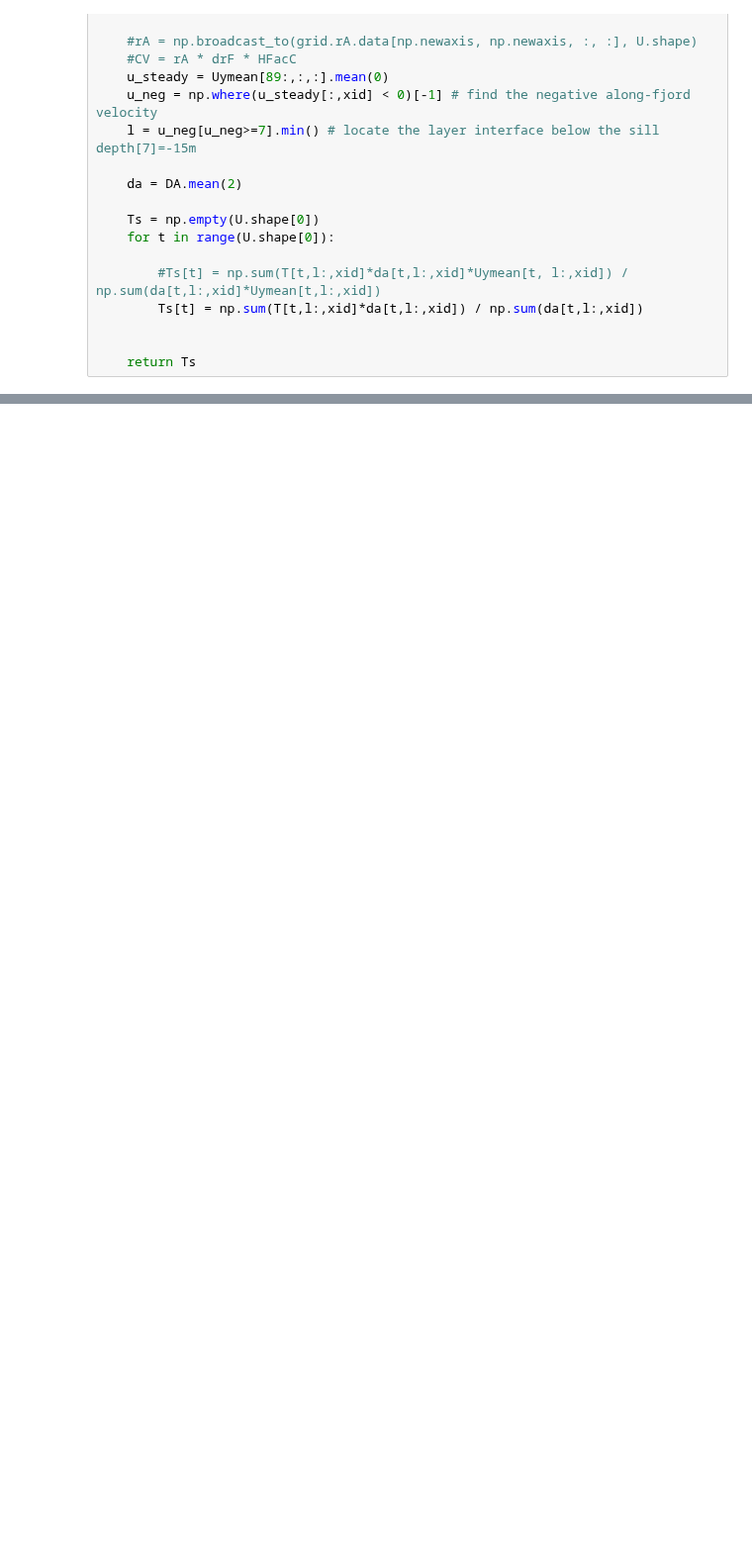
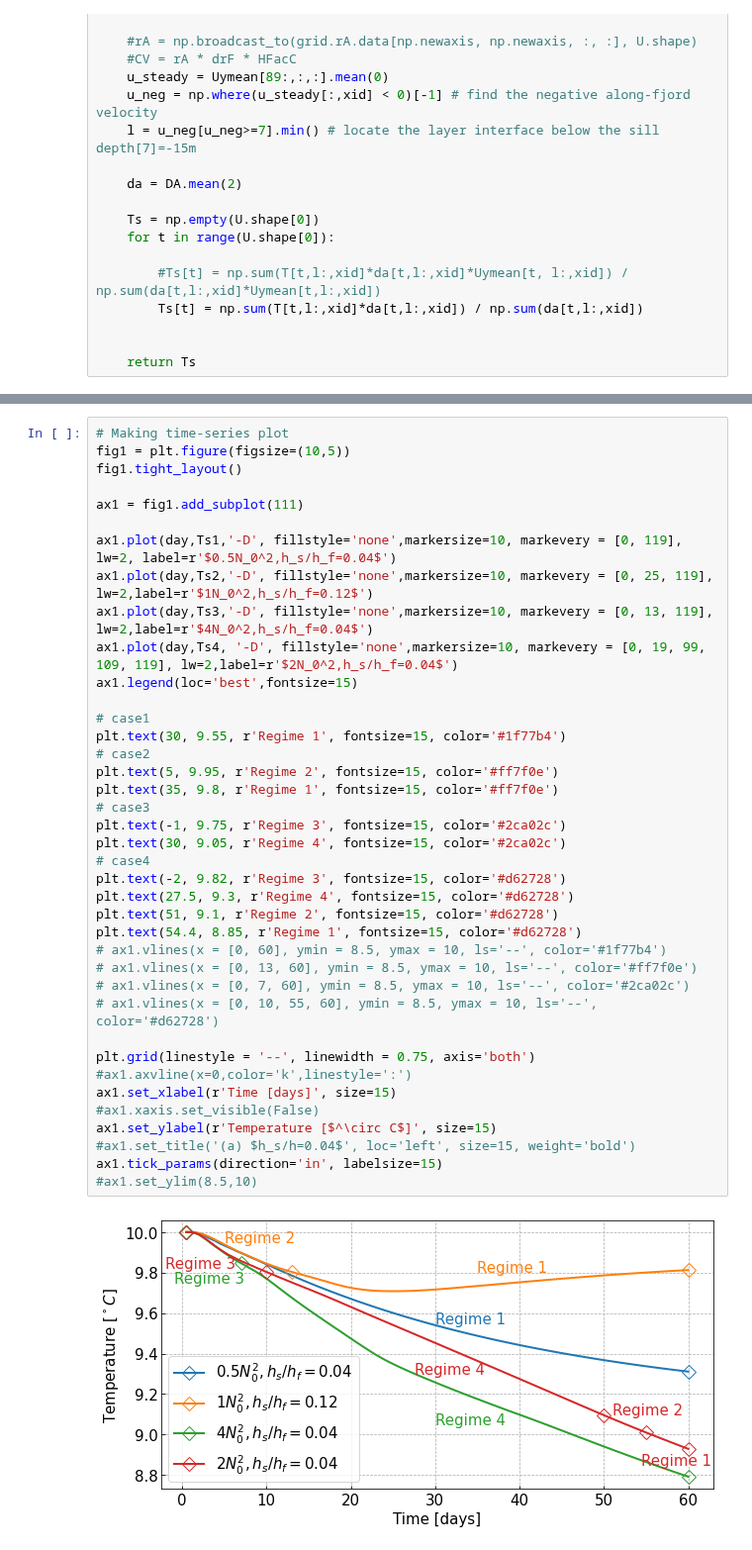
Before and after one commit to weiyangbao/Jupyter-Iceplume, a Jupyter notebook: Fjord Modeling/deep_fjord_temp_TS.ipynb, the cells around one changed output, grey strips where cells are left out. Shown at 99% size. Saved outputs shown, nothing was run; the diff lists cells and outputs as text; blank space fills up the shorter version.

Commit message:
feat:add regime tags

```diff
--- a/Fjord Modeling/deep_fjord_temp_TS.ipynb
+++ b/Fjord Modeling/deep_fjord_temp_TS.ipynb
@@ -126,0 +147,41 @@ ax2.tick_params(direction='in', labelsize=15)
+# %%
+# Making time-series plot
+fig1 = plt.figure(figsize=(10,5))
+fig1.tight_layout()
+
+ax1 = fig1.add_subplot(111)
+
+ax1.plot(day,Ts1,'-D', fillstyle='none',markersize=10, markevery = [0, 119], lw=2, label=r'$0.5N_0^2,h_s/h_f=0.04$')
+ax1.plot(day,Ts2,'-D', fillstyle='none',markersize=10, markevery = [0, 25, 119], lw=2,label=r'$1N_0^2,h_s/h_f=0.12$')
+ax1.plot(day,Ts3,'-D', fillstyle='none',markersize=10, markevery = [0, 13, 119], lw=2,label=r'$4N_0^2,h_s/h_f=0.04$')
+ax1.plot(day,Ts4, '-D', fillstyle='none',markersize=10, markevery = [0, 19, 99, 109, 119], lw=2,label=r'$2N_0^2,h_s/h_f=0.04$')
+ax1.legend(loc='best',fontsize=15)
+
+# case1
+plt.text(30, 9.55, r'Regime 1', fontsize=15, color='#1f77b4')
+# case2
+plt.text(5, 9.95, r'Regime 2', fontsize=15, color='#ff7f0e')
+plt.text(35, 9.8, r'Regime 1', fontsize=15, color='#ff7f0e')
+# case3
+plt.text(-1, 9.75, r'Regime 3', fontsize=15, color='#2ca02c')
+plt.text(30, 9.05, r'Regime 4', fontsize=15, color='#2ca02c')
+# case4
+plt.text(-2, 9.82, r'Regime 3', fontsize=15, color='#d62728')
+plt.text(27.5, 9.3, r'Regime 4', fontsize=15, color='#d62728')
+plt.text(51, 9.1, r'Regime 2', fontsize=15, color='#d62728')
+plt.text(54.4, 8.85, r'Regime 1', fontsize=15, color='#d62728')
+# ax1.vlines(x = [0, 60], ymin = 8.5, ymax = 10, ls='--', color='#1f77b4')
+# ax1.vlines(x = [0, 13, 60], ymin = 8.5, ymax = 10, ls='--', color='#ff7f0e')
+# ax1.vlines(x = [0, 7, 60], ymin = 8.5, ymax = 10, ls='--', color='#2ca02c')
+# ax1.vlines(x = [0, 10, 55, 60], ymin = 8.5, ymax = 10, ls='--', color='#d62728')
+
+plt.grid(linestyle = '--', linewidth = 0.75, axis='both')
+#ax1.axvline(x=0,color='k',linestyle=':')
+ax1.set_xlabel(r'Time [days]', size=15)
+#ax1.xaxis.set_visible(False)
+ax1.set_ylabel(r'Temperature [$^\circ C$]', size=15)
+#ax1.set_title('(a) $h_s/h=0.04$', loc='left', size=15, weight='bold')
+ax1.tick_params(direction='in', labelsize=15)
+#ax1.set_ylim(8.5,10)
+# %% [output]
+[figure, added]
```
Also changed, not shown: parts of 5 cells of this notebook.
